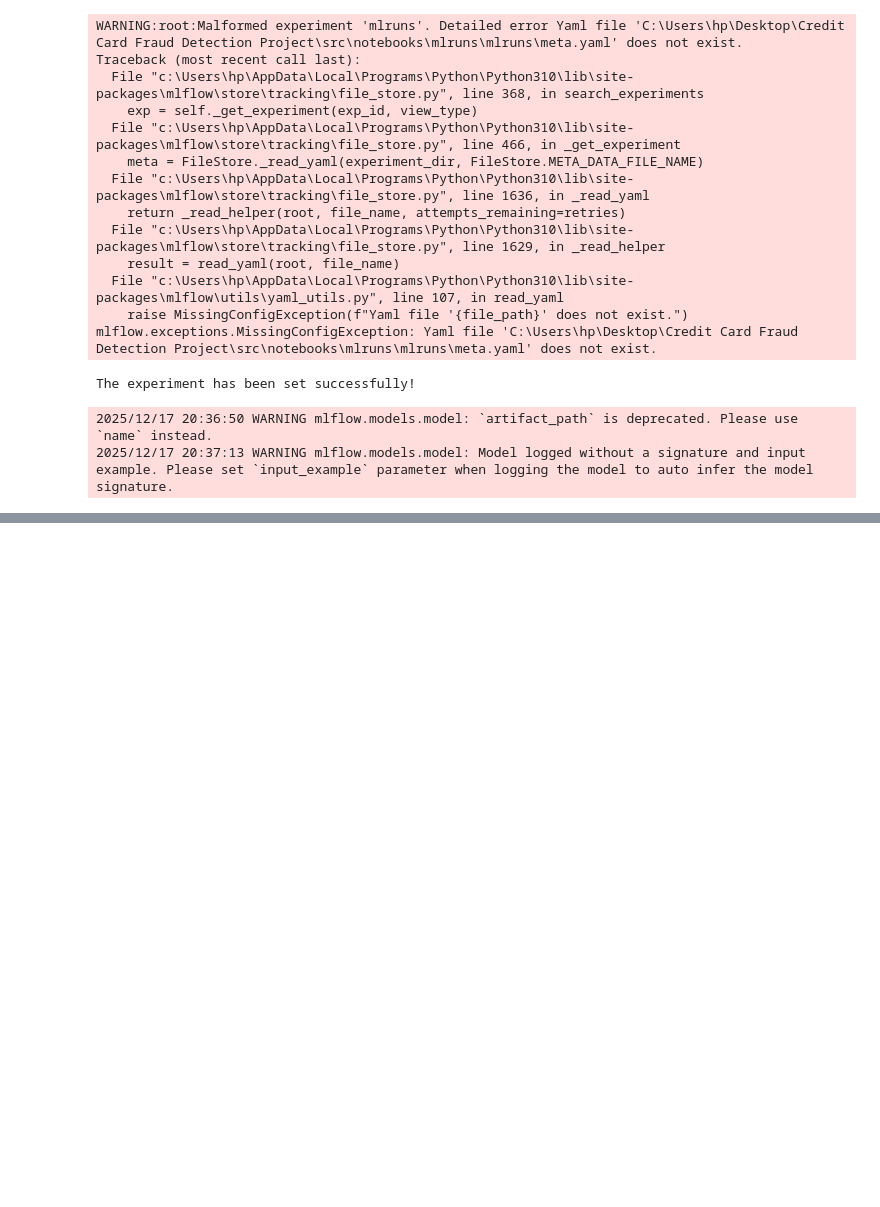
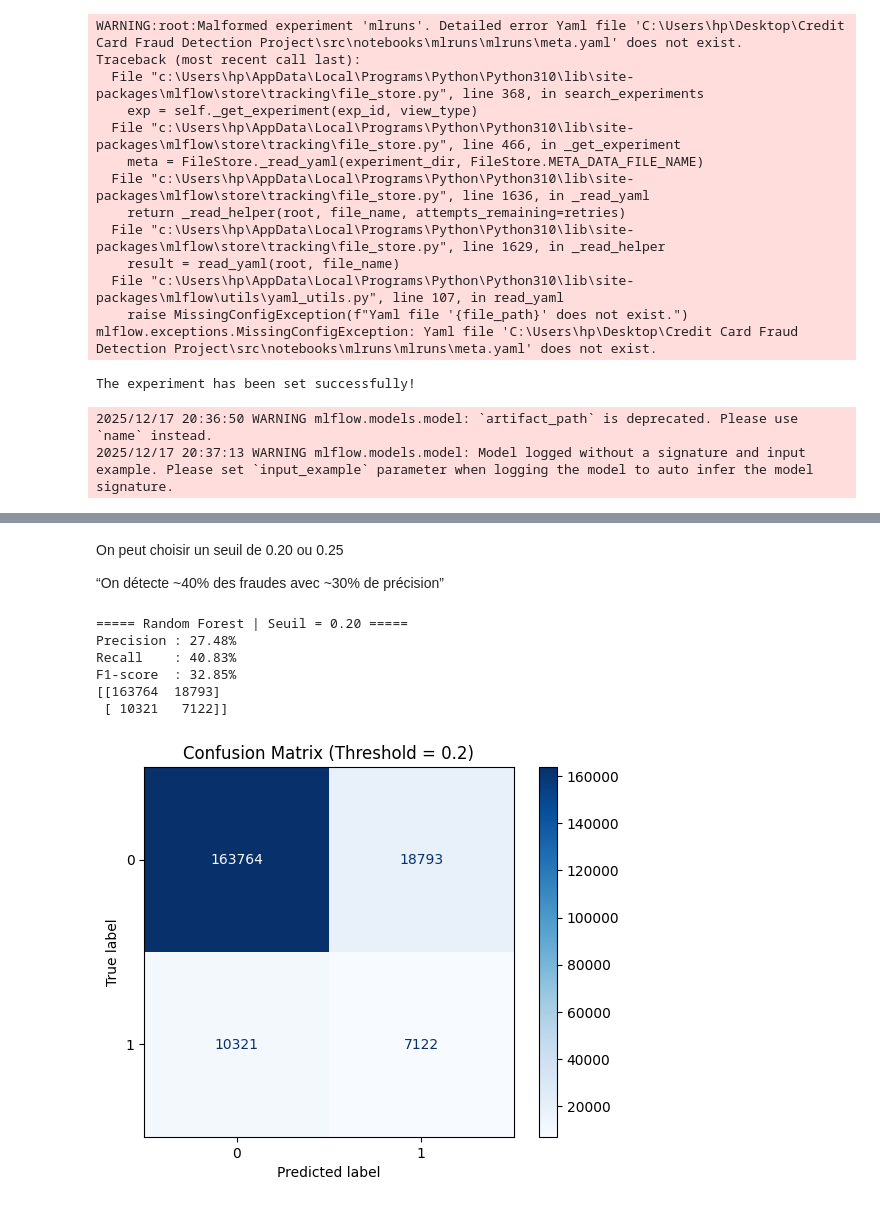
Before and after one commit to RajaaLebnaiti/Credit-Card-Fraud-Dtection-Project, a Jupyter notebook: src/notebooks/03_Models.ipynb, the cells around one changed output, grey strips where cells are left out. Cells and saved outputs as stored; diff of their text form; code cells hidden in the pictures; blank space fills up the shorter version.

```diff
--- a/src/notebooks/03_Models.ipynb
+++ b/src/notebooks/03_Models.ipynb
@@ -116,0 +162,46 @@ Comparer avec XGBoost
+# %% [markdown]
+On peut choisir un seuil de 0.20 ou 0.25
+
+“On détecte ~40% des fraudes avec ~30% de précision”
+# %%
+# The model with the choosen treshold
+
+rf_model_proba = RandomForestClassifier(
+    n_estimators= 200,
+    criterion= 'gini',
+    random_state= 42
+)
+rf_model_proba.fit(X_train, y_train)
+
+# Calculatr probability
+y_proba = rf_model_proba.predict_proba(X_test)[:, 1]
+
+
+threshold= 0.20
+y_pred_t = (y_proba >= threshold).astype(int)
+
+precision = precision_score(y_test, y_pred_t) * 100
+recall = recall_score(y_test, y_pred_t) * 100
+f1 = f1_score(y_test, y_pred_t) * 100
+
+print(f"===== Random Forest | Seuil = {threshold:.2f} =====")
+print(f"Precision : {precision:.2f}%")
+print(f"Recall    : {recall:.2f}%")
+print(f"F1-score  : {f1:.2f}%")
+
+# Matrice de confusion
+conf_mat = confusion_matrix(y_test, y_pred_t)
+print(conf_mat)
+
+disp = ConfusionMatrixDisplay(confusion_matrix=conf_mat)
+disp.plot(cmap='Blues', values_format='d')
+plt.title(f"Confusion Matrix (Threshold = {threshold})")
+plt.show()
+# %% [output]
+===== Random Forest | Seuil = 0.20 =====
+Precision : 27.48%
+Recall    : 40.83%
+F1-score  : 32.85%
+[[163764  18793]
+ [ 10321   7122]]
+[figure, added]
```
Also changed, not shown: parts of 10 cells of this notebook.
